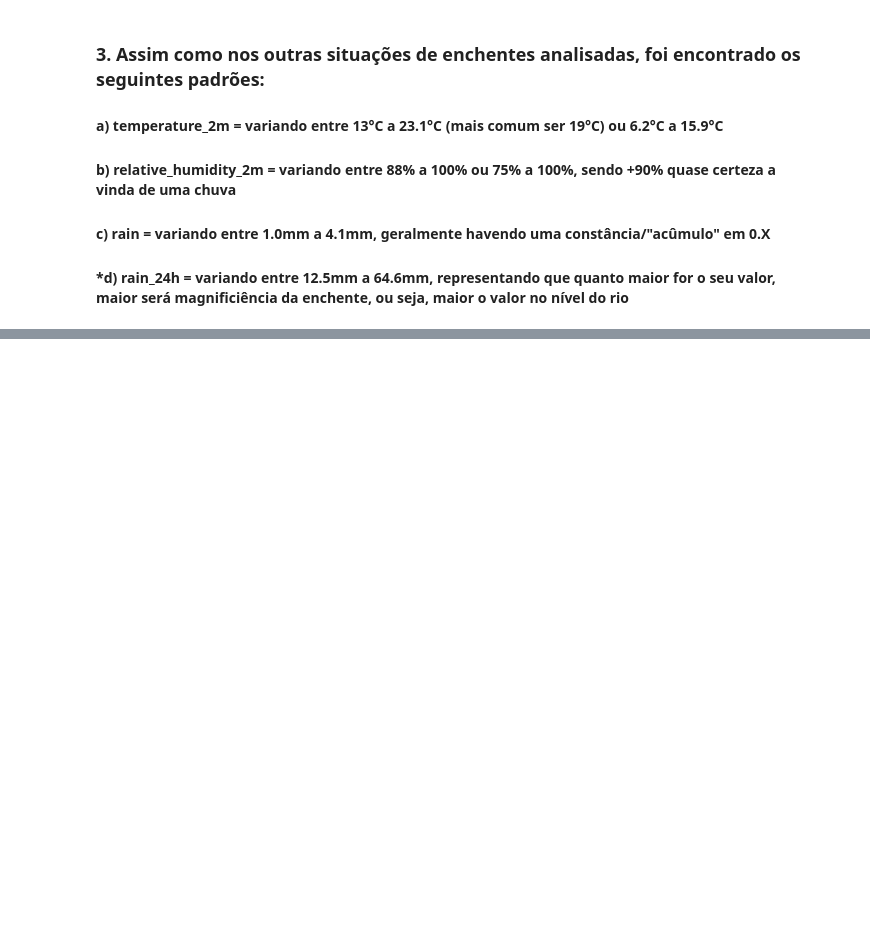
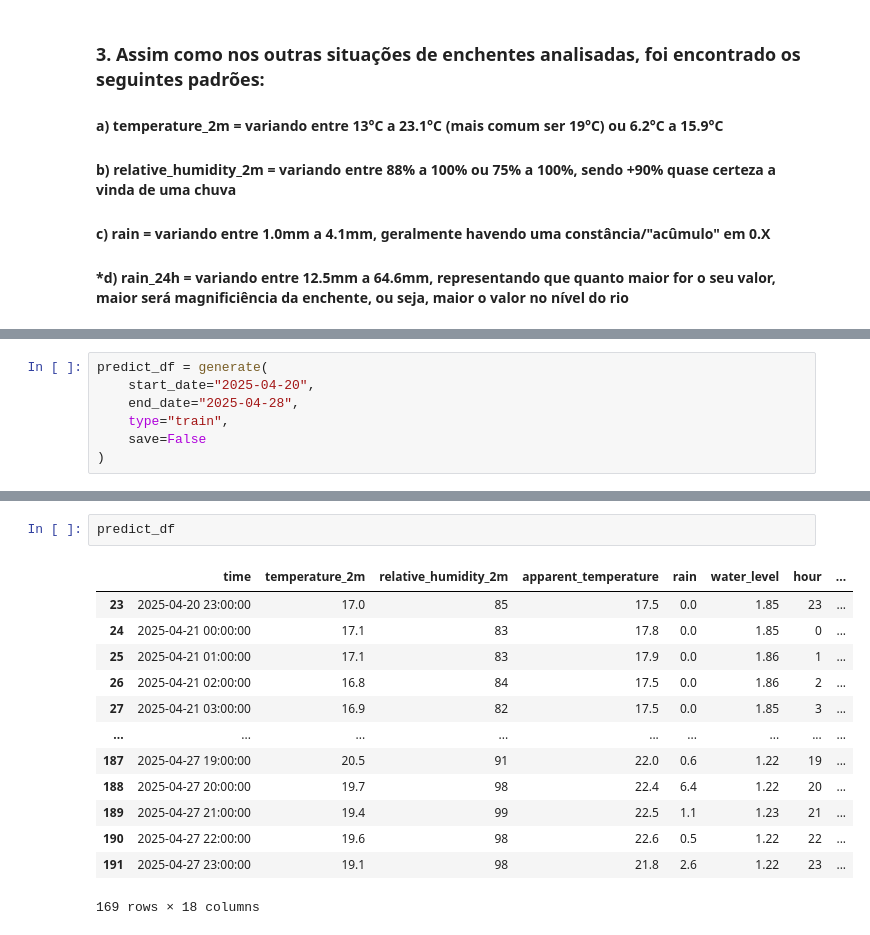
Before and after one commit to Migz2/Enchentes, a Jupyter notebook: notebooks/main.ipynb, the cells around one changed output, grey strips where cells are left out. Cells and saved outputs as stored; diff of their text form; blank space fills up the shorter version.

```diff
--- a/notebooks/main.ipynb
+++ b/notebooks/main.ipynb
@@ -172,0 +371,7 @@ month_df.loc[month_df['time'].isin(['2023-10-01', '2023-10-02', '2023-10-03', '2
+# %%
+predict_df = generate(
+    start_date="2025-04-20",
+    end_date="2025-04-28",
+    type="train",
+    save=False
+)
@@ -172,0 +406,16 @@ month_df.loc[month_df['time'].isin(['2023-10-01', '2023-10-02', '2023-10-03', '2
+# %%
+predict_df
+# %% [output]
+|  | time | temperature_2m | relative_humidity_2m | apparent_temperature | rain | water_level | hour | ... |
+| 23 | 2025-04-20 23:00:00 | 17.0 | 85 | 17.5 | 0.0 | 1.85 | 23 | ... |
+| 24 | 2025-04-21 00:00:00 | 17.1 | 83 | 17.8 | 0.0 | 1.85 | 0 | ... |
+| 25 | 2025-04-21 01:00:00 | 17.1 | 83 | 17.9 | 0.0 | 1.86 | 1 | ... |
+| 26 | 2025-04-21 02:00:00 | 16.8 | 84 | 17.5 | 0.0 | 1.86 | 2 | ... |
+| 27 | 2025-04-21 03:00:00 | 16.9 | 82 | 17.5 | 0.0 | 1.85 | 3 | ... |
+| ... | ... | ... | ... | ... | ... | ... | ... | ... |
+| 187 | 2025-04-27 19:00:00 | 20.5 | 91 | 22.0 | 0.6 | 1.22 | 19 | ... |
+| 188 | 2025-04-27 20:00:00 | 19.7 | 98 | 22.4 | 6.4 | 1.22 | 20 | ... |
+| 189 | 2025-04-27 21:00:00 | 19.4 | 99 | 22.5 | 1.1 | 1.23 | 21 | ... |
+| 190 | 2025-04-27 22:00:00 | 19.6 | 98 | 22.6 | 0.5 | 1.22 | 22 | ... |
+| 191 | 2025-04-27 23:00:00 | 19.1 | 98 | 21.8 | 2.6 | 1.22 | 23 | ... |
+169 rows × 18 columns
```
Also changed, not shown: parts of 29 cells of this notebook, 2 other files.
